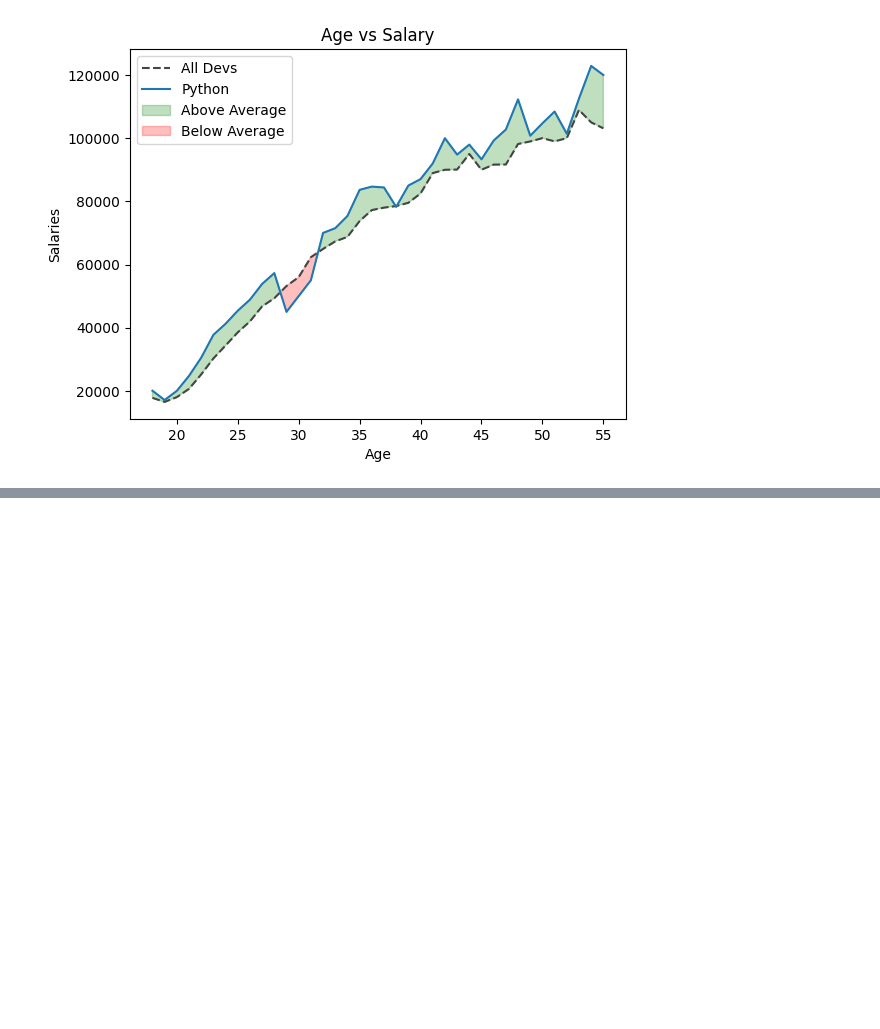
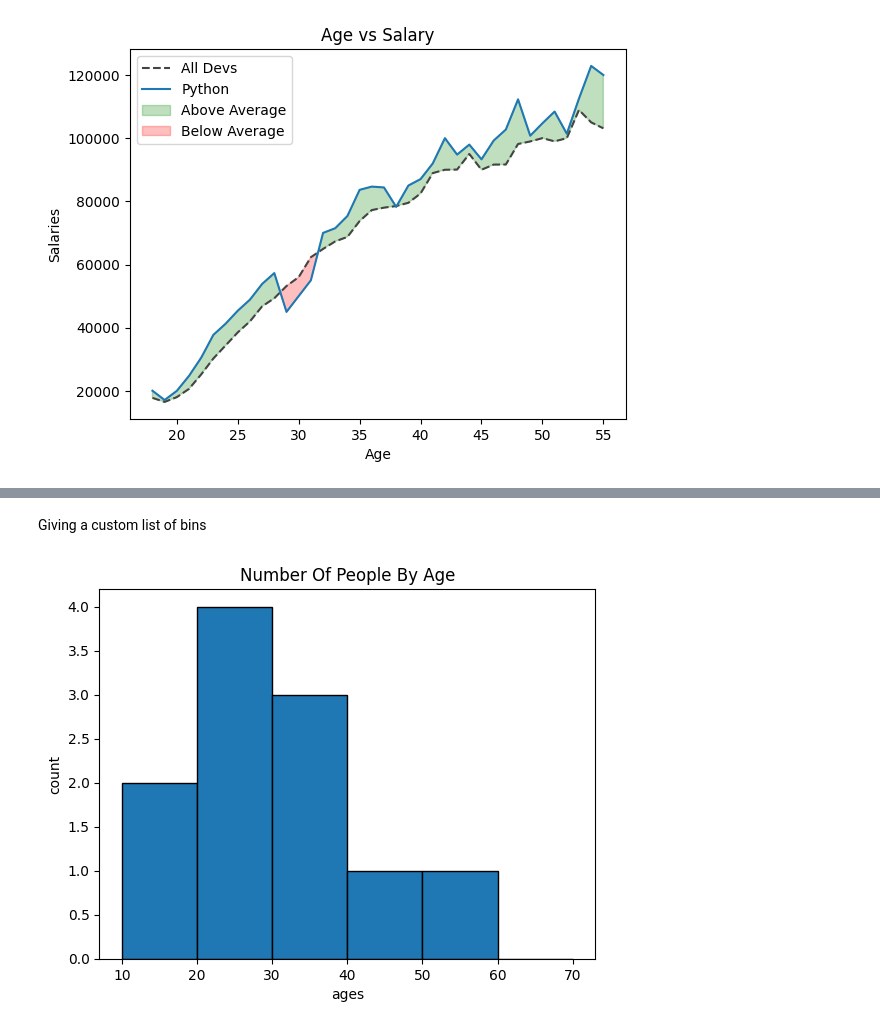
Before and after one commit to kurnoolanirudh/Python, a Jupyter notebook: Matplotlib.ipynb, the cells around one changed output, grey strips where cells are left out. Drawn from its saved outputs; the diff is of its cells as text; code cells hidden in the pictures; blank space fills up the shorter version.

```diff
--- a/Matplotlib.ipynb
+++ b/Matplotlib.ipynb
@@ -138,0 +151,12 @@ plt.show()
+# %% [markdown]
+Giving a custom list of bins
+# %%
+ages = [18, 19, 21, 25, 26, 26, 30, 32, 38, 45, 55]
+plt.hist(ages, bins=[10, 20, 30, 40, 50, 60, 70], edgecolor="black")
+plt.title("Number Of People By Age")
+plt.xlabel("ages")
+plt.ylabel("count")
+plt.plot()
+plt.show()
+# %% [output]
+[figure, added]
```
Also changed, not shown: parts of 31 cells of this notebook, 57 other files.
